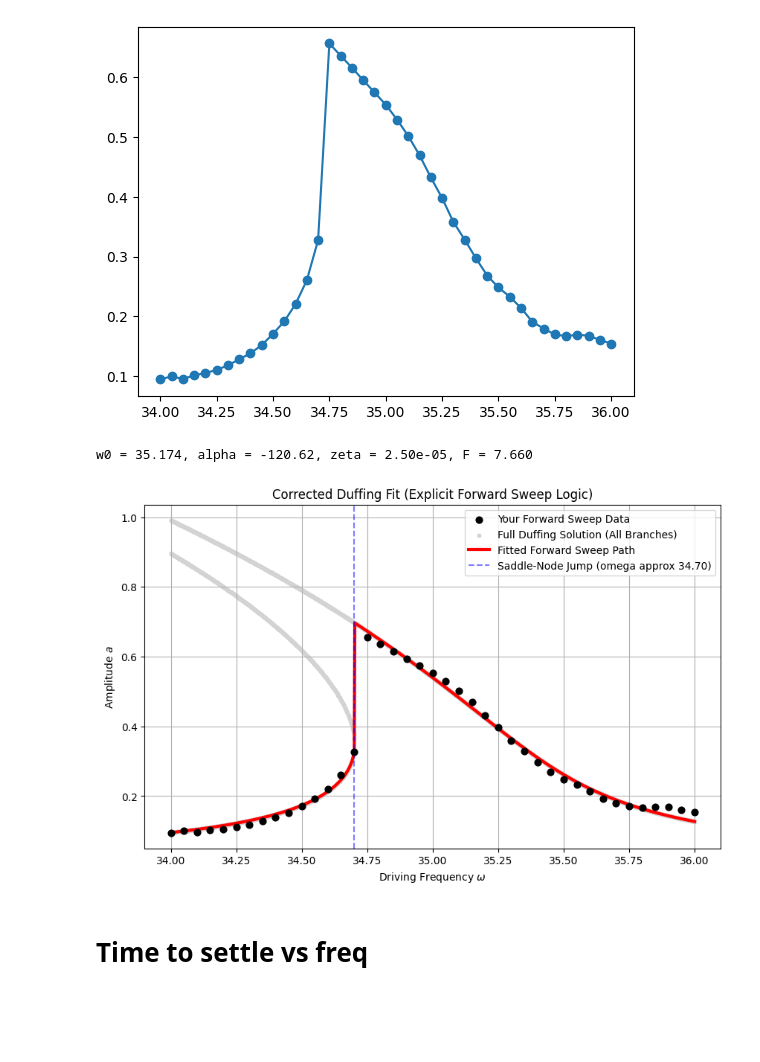
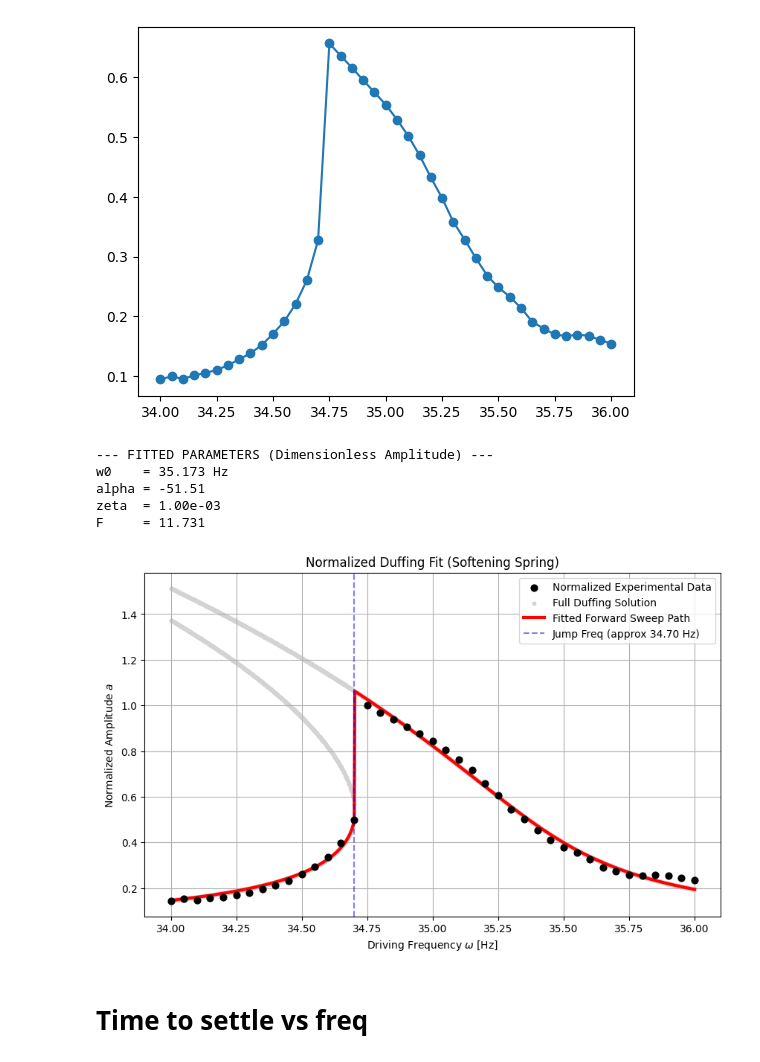
Before and after one commit to labo4gruporocco/Santi, a Jupyter notebook: Young/forzado.ipynb, the cells around one changed output. Saved outputs shown, nothing was run; the diff lists cells and outputs as text; code cells hidden in the pictures; blank space fills up the shorter version.

Commit message:
normalized data

```diff
--- a/Young/forzado.ipynb
+++ b/Young/forzado.ipynb
@@ -70,10 +70,15 @@ w_data = np.array([34., 34.05, 34.1, 34.15, 34.2, 34.25, 34.3, 34.35, 34.4, 34.4
                    35., 35.05, 35.1, 35.15, 35.2, 35.25, 35.3, 35.35, 35.4, 35.45,
                    35.5, 35.55, 35.6, 35.65, 35.7, 35.75, 35.8, 35.85, 35.9, 35.95, 36.])
 
-a_data = np.array([0.0947, 0.1001, 0.0956, 0.1016, 0.1055, 0.1107, 0.1183, 0.1285, 0.1384, 0.1521,
-                   0.1709, 0.1918, 0.2207, 0.2605, 0.3273, 0.6559, 0.6356, 0.6155, 0.5946, 0.5742,
-                   0.5536, 0.5289, 0.5013, 0.4693, 0.4322, 0.3977, 0.3578, 0.3284, 0.2972, 0.2684,
-                   0.2484, 0.2330, 0.2142, 0.1913, 0.1798, 0.1699, 0.1670, 0.1697, 0.1678, 0.1609, 0.1547])
+a_data_raw = np.array([0.0947, 0.1001, 0.0956, 0.1016, 0.1055, 0.1107, 0.1183, 0.1285, 0.1384, 0.1521,
+                       0.1709, 0.1918, 0.2207, 0.2605, 0.3273, 0.6559, 0.6356, 0.6155, 0.5946, 0.5742,
+                       0.5536, 0.5289, 0.5013, 0.4693, 0.4322, 0.3977, 0.3578, 0.3284, 0.2972, 0.2684,
+                       0.2484, 0.2330, 0.2142, 0.1913, 0.1798, 0.1699, 0.1670, 0.1697, 0.1678, 0.1609, 0.1547])
+
+# --- DATA NORMALIZATION ---
+# Normalize the experimental amplitude so the peak is exactly 1.0.
+a_max = np.max(a_data_raw)
+a_data = a_data_raw / a_max
 
 def simulate_forward_sweep(w_array, w0, alpha, zeta, F):
     """
@@ -93,7 +98,7 @@ def simulate_forward_sweep(w_array, w0, alpha, zeta, F):
         # Find roots of the cubic
         roots = np.roots([C3, C2, C1, C0])
 
-        # Filter for real, positive roots (amplitude must be real/positive)
+        # Filter for real, positive roots
         real_roots = np.real(roots[np.isclose(np.imag(roots), 0, atol=1e-8)])
         pos_roots = np.sort(real_roots[real_roots > 0])
 
@@ -105,14 +110,13 @@ def simulate_forward_sweep(w_array, w0, alpha, zeta, F):
 
         # Continuity logic for a Forward Sweep
         if i == 0:
-            current_a = pos_a[0] # Start on the lowest stable branch
+            current_a = pos_a[0]
         else:
             if len(pos_a) == 1:
                 current_a = pos_a[0]
             elif len(pos_a) == 3:
                 a_low, a_mid, a_high = pos_a
-                # a_mid is mathematically unstable.
-                # Pick lower or upper based on where we are.
+                # a_mid is unstable. Pick based on history.
                 if current_a < a_mid:
                     current_a = a_low
                 else:
@@ -129,57 +133,76 @@ def simulate_forward_sweep(w_array, w0, alpha, zeta, F):
 # Cost function for the optimizer
 def cost_fn(params):
     w0, alpha, zeta, F = params
-    if zeta < 0 or F < 0: # Physical bounds
+
+    # --- PHYSICAL PENALTIES ---
+    # Force the optimizer to stay within realistic physical boundaries
+    if zeta < 0.001 or zeta > 0.05: # Realistic damping for magnetic/air setup
         return 1e6
+    if F < 0:                       # Forcing must be positive
+        return 1e6
+    if alpha > 0:                   # Force a softening spring (based on your data shape)
+        return 1e6
+
     a_sim = simulate_forward_sweep(w_data, w0, alpha, zeta, F)
+
+    # Sum of squared errors against the NORMALIZED data
     return np.sum((a_sim - a_data)**2)
 
-# Initial guess (from an earlier implicit fit)
-p0 = [35.18, -96.6, 0.01, 7.9]
+# Initial guess scaled for the normalized max amplitude of ~1.0
+# w0 near peak, alpha guessed for the freq shift, zeta near your report's estimate
+p0 = [35.2, -40.0, 0.005, 12.0]
 
-# Nelder-Mead avoids gradient issues around the discontinuous jump
-res = minimize(cost_fn, p0, method='Nelder-Mead')
+# Nelder-Mead search
+res = minimize(cost_fn, p0, method='Nelder-Mead', options={'maxiter': 2000})
 w0_opt, alpha_opt, zeta_opt, F_opt = res.x
 
-print(f"w0 = {w0_opt:.3f}, alpha = {alpha_opt:.2f}, zeta = {zeta_opt:.2e}, F = {F_opt:.3f}")
+print("--- FITTED PARAMETERS (Dimensionless Amplitude) ---")
+print(f"w0    = {w0_opt:.3f} Hz")
+print(f"alpha = {alpha_opt:.2f}")
+print(f"zeta  = {zeta_opt:.2e}")
+print(f"F     = {F_opt:.3f}")
 
 # ----- PLOTTING -----
 w_high_res = np.linspace(34.0, 36.0, 1000)
 a_high_res = simulate_forward_sweep(w_high_res, w0_opt, alpha_opt, zeta_opt, F_opt)
 
 # Calculate ALL mathematical roots just for the background visual
 w_roots, a_roots = [], []
 for w in w_high_res:
     C3 = (9/16)*alpha_opt**2
     C2 = (3/2)*alpha_opt*(w0_opt**2 - w**2)
     C1 = (w0_opt**2 - w**2)**2 + 4*zeta_opt**2 * w0_opt**2 * w**2
     C0 = -F_opt**2
     roots = np.roots([C3, C2, C1, C0])
     r_real = np.real(roots[np.isclose(np.imag(roots), 0, atol=1e-8)])
     for r in np.sort(r_real[r_real > 0]):
         w_roots.append(w)
         a_roots.append(np.sqrt(r))
 
 plt.figure(figsize=(10, 6))
-plt.scatter(w_data, a_data, color='black', s=40, label='Your Forward Sweep Data', zorder=3)
-plt.scatter(w_roots, a_roots, color='#d3d3d3', s=10, label='Full Duffing Solution (All Branches)', zorder=1)
+plt.scatter(w_data, a_data, color='black', s=40, label='Normalized Experimental Data', zorder=3)
+plt.scatter(w_roots, a_roots, color='#d3d3d3', s=10, label='Full Duffing Solution', zorder=1)
 plt.plot(w_high_res, a_high_res, 'r-', lw=3, label='Fitted Forward Sweep Path', zorder=2)
 
 # Identify and plot the jump line
 jump_indices = np.where(np.diff(a_high_res) > 0.1)[0]
 if len(jump_indices) > 0:
     w_jump = w_high_res[jump_indices[0]]
-    plt.axvline(w_jump, color='blue', linestyle='--', alpha=0.5, label=f'Saddle-Node Jump (omega approx {w_jump:.2f})')
+    plt.axvline(w_jump, color='blue', linestyle='--', alpha=0.5, label=f'Jump Freq (approx {w_jump:.2f} Hz)')
 
-plt.xlabel('Driving Frequency $\omega$')
-plt.ylabel('Amplitude $a$')
-plt.title('Corrected Duffing Fit (Explicit Forward Sweep Logic)')
+plt.xlabel('Driving Frequency $\omega$ [Hz]')
+plt.ylabel('Normalized Amplitude $a$')
+plt.title('Normalized Duffing Fit (Softening Spring)')
 plt.legend()
 plt.grid(True)
 plt.show()
 # %% [output]
-w0 = 35.174, alpha = -120.62, zeta = 2.50e-05, F = 7.660
+--- FITTED PARAMETERS (Dimensionless Amplitude) ---
+w0    = 35.173 Hz
+alpha = -51.51
+zeta  = 1.00e-03
+F     = 11.731
-[figure, old version]
+[figure, new version]
 # %% [markdown]
 # Time to settle vs freq
 # %% [markdown]
```
